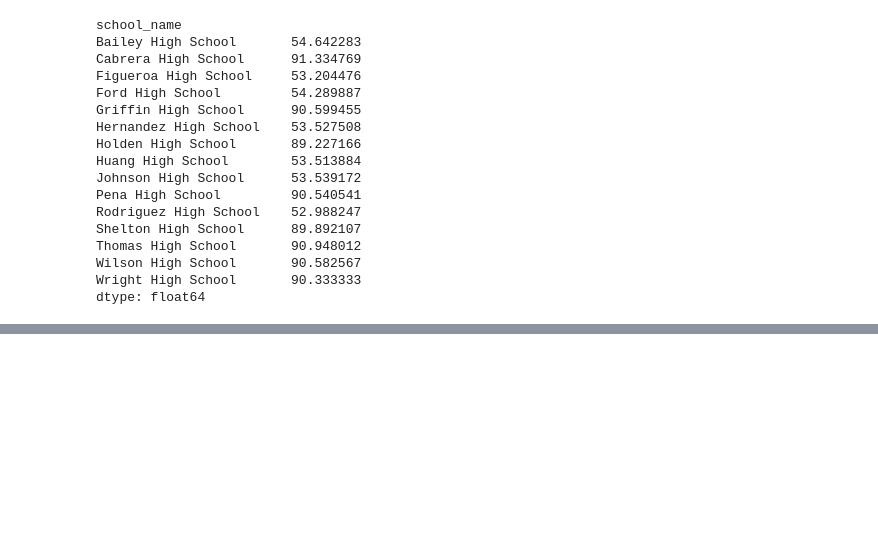
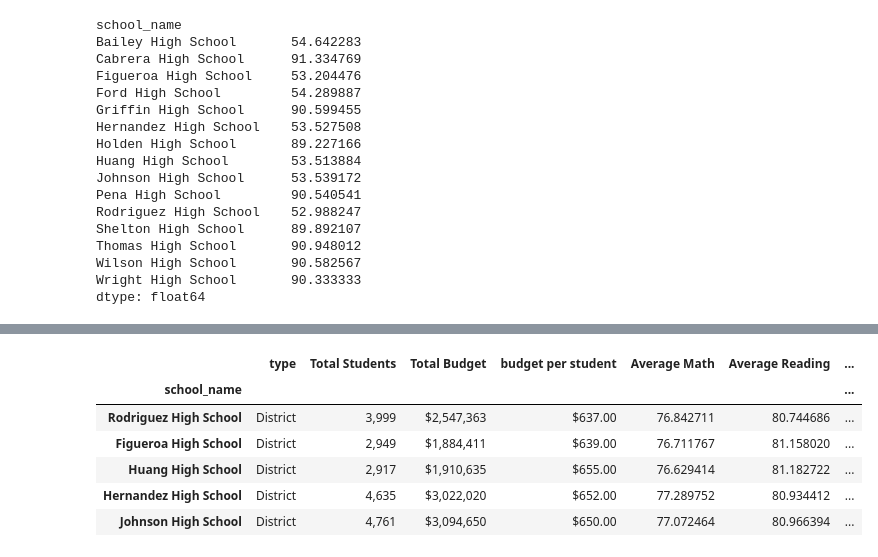
Before and after one commit to jnels4/School_District_Analysis, a Jupyter notebook: pyCitySchools.ipynb, the cells around one changed output, grey strips where cells are left out. Cells and saved outputs as stored; diff of their text form; code cells hidden in the pictures; blank space fills up the shorter version.

```diff
--- a/pyCitySchools.ipynb
+++ b/pyCitySchools.ipynb
@@ -687,0 +718,11 @@ pers
+# %%
+lowestSchools = perSchoolTypeDf.sort_values(['% Overall Passing'], ascending =True)
+lowestSchools.head()
+# %% [output]
+|  | type | Total Students | Total Budget | budget per student | Average Math | Average Reading | ... |
+| school_name |  |  |  |  |  |  | ... |
+| Rodriguez High School | District | 3,999 | $2,547,363 | $637.00 | 76.842711 | 80.744686 | ... |
+| Figueroa High School | District | 2,949 | $1,884,411 | $639.00 | 76.711767 | 81.158020 | ... |
+| Huang High School | District | 2,917 | $1,910,635 | $655.00 | 76.629414 | 81.182722 | ... |
+| Hernandez High School | District | 4,635 | $3,022,020 | $652.00 | 77.289752 | 80.934412 | ... |
+| Johnson High School | District | 4,761 | $3,094,650 | $650.00 | 77.072464 | 80.966394 | ... |
```
Also changed, not shown: parts of 2 cells of this notebook.
